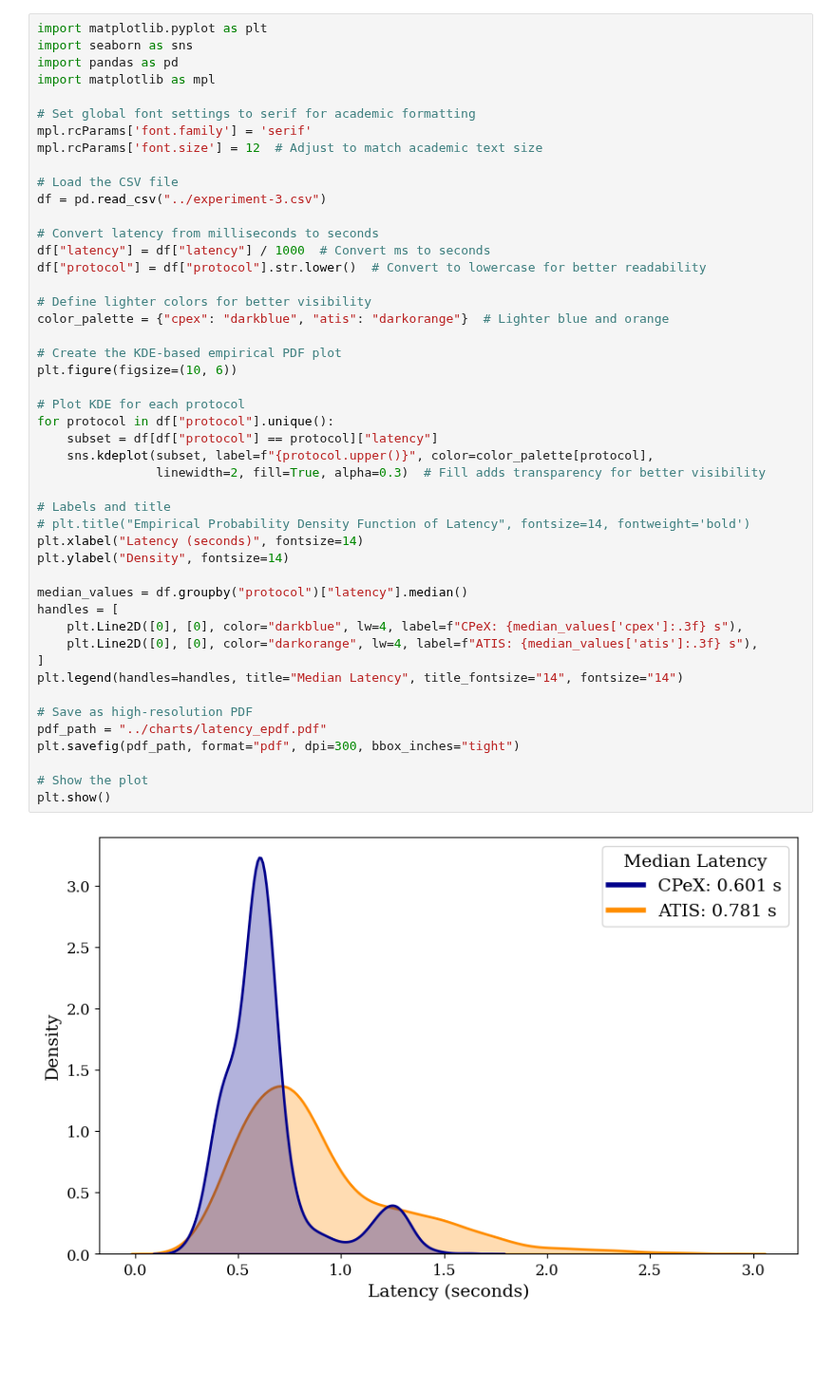
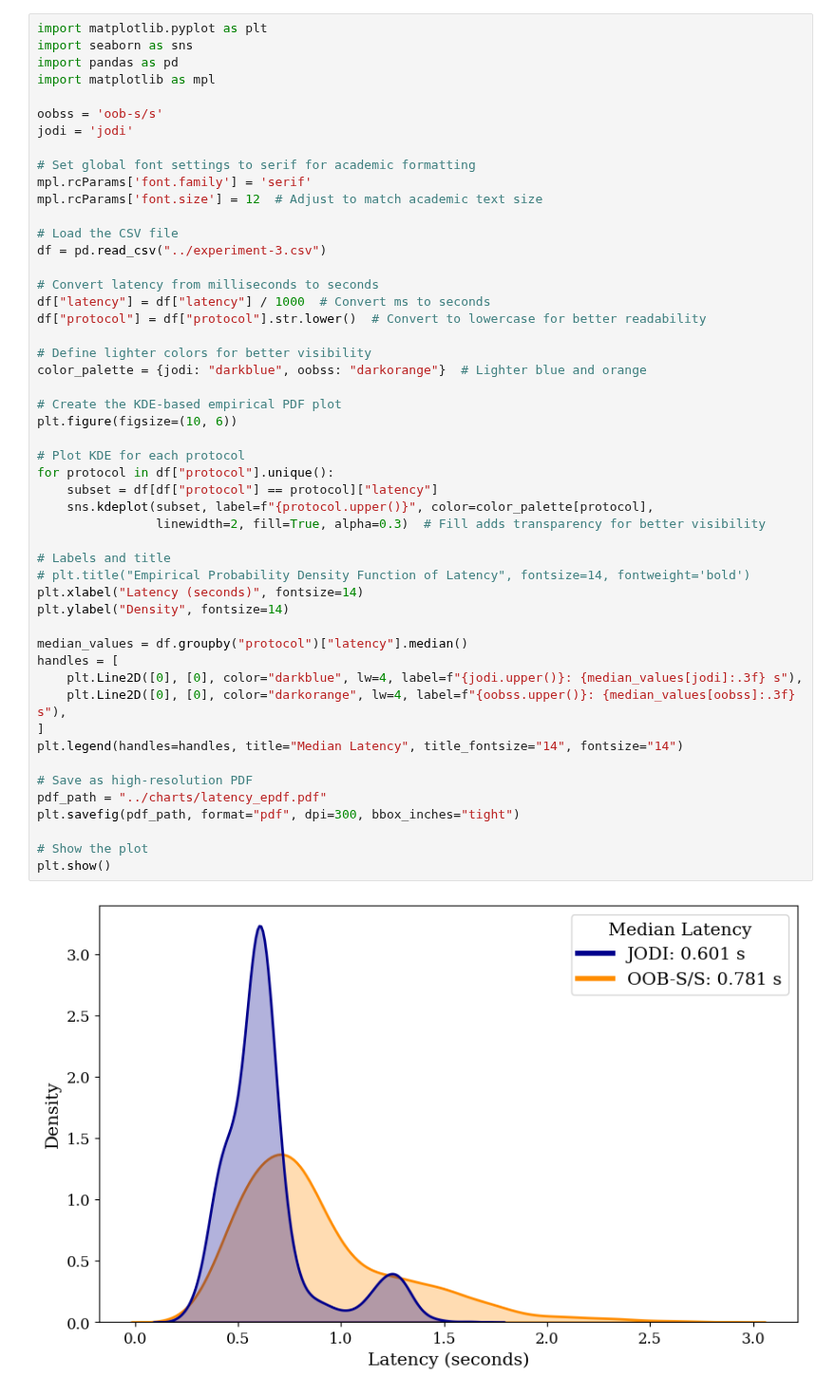
Before and after one commit to lokingdav/jodi, a Jupyter notebook: cpex/prototype/experiments/results/scripts/exp3-lat.ipynb, the cells around one changed output. Shown at 95% size. Drawn from its saved outputs; the diff is of its cells as text; blank space fills up the shorter version.

```diff
--- a/cpex/prototype/experiments/results/scripts/exp3-lat.ipynb
+++ b/cpex/prototype/experiments/results/scripts/exp3-lat.ipynb
@@ -3,6 +3,9 @@ import matplotlib.pyplot as plt
 import seaborn as sns
 import pandas as pd
 import matplotlib as mpl
+
+oobss = 'oob-s/s'
+jodi = 'jodi'
 
 # Set global font settings to serif for academic formatting
 mpl.rcParams['font.family'] = 'serif'
@@ -16,34 +19,34 @@ df["latency"] = df["latency"] / 1000  # Convert ms to seconds
 df["protocol"] = df["protocol"].str.lower()  # Convert to lowercase for better readability
 
 # Define lighter colors for better visibility
-color_palette = {"cpex": "darkblue", "atis": "darkorange"}  # Lighter blue and orange
+color_palette = {jodi: "darkblue", oobss: "darkorange"}  # Lighter blue and orange
 
 # Create the KDE-based empirical PDF plot
 plt.figure(figsize=(10, 6))
 
 # Plot KDE for each protocol
 for protocol in df["protocol"].unique():
     subset = df[df["protocol"] == protocol]["latency"]
     sns.kdeplot(subset, label=f"{protocol.upper()}", color=color_palette[protocol],
                 linewidth=2, fill=True, alpha=0.3)  # Fill adds transparency for better visibility
 
 # Labels and title
 # plt.title("Empirical Probability Density Function of Latency", fontsize=14, fontweight='bold')
 plt.xlabel("Latency (seconds)", fontsize=14)
 plt.ylabel("Density", fontsize=14)
 
 median_values = df.groupby("protocol")["latency"].median()
 handles = [
-    plt.Line2D([0], [0], color="darkblue", lw=4, label=f"CPeX: {median_values['cpex']:.3f} s"),
-    plt.Line2D([0], [0], color="darkorange", lw=4, label=f"ATIS: {median_values['atis']:.3f} s"),
+    plt.Line2D([0], [0], color="darkblue", lw=4, label=f"{jodi.upper()}: {median_values[jodi]:.3f} s"),
+    plt.Line2D([0], [0], color="darkorange", lw=4, label=f"{oobss.upper()}: {median_values[oobss]:.3f} s"),
 ]
 plt.legend(handles=handles, title="Median Latency", title_fontsize="14", fontsize="14")
 
 # Save as high-resolution PDF
 pdf_path = "../charts/latency_epdf.pdf"
 plt.savefig(pdf_path, format="pdf", dpi=300, bbox_inches="tight")
 
 # Show the plot
 plt.show()
 # %% [output]
-[figure, old version]
+[figure, new version]
```
Also changed, not shown: 9 other files.
